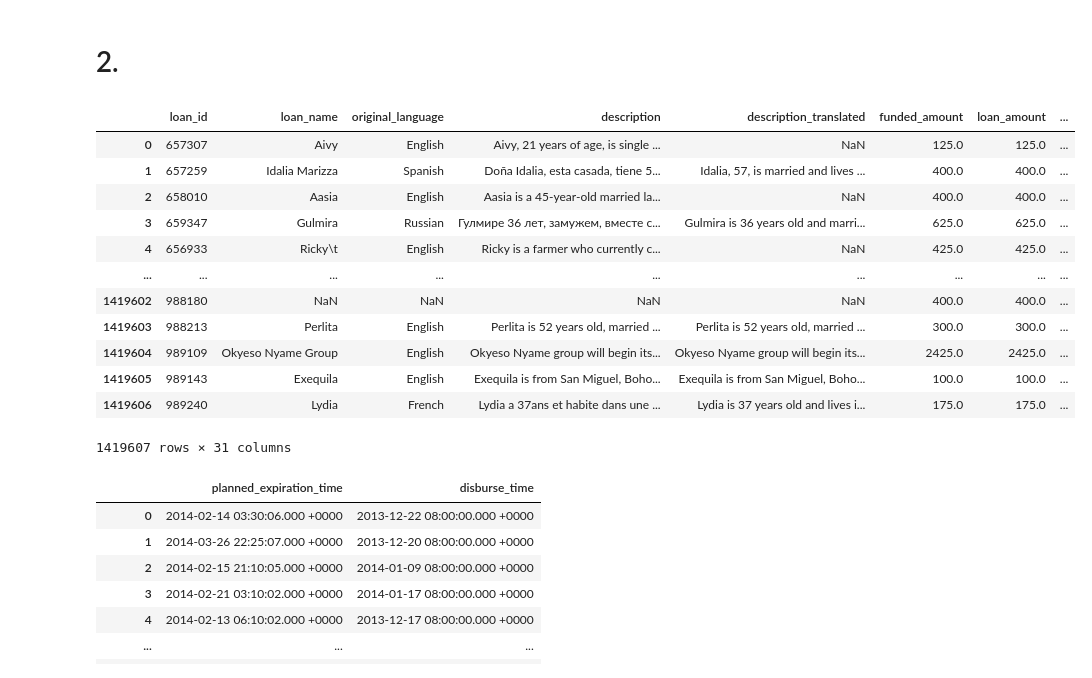
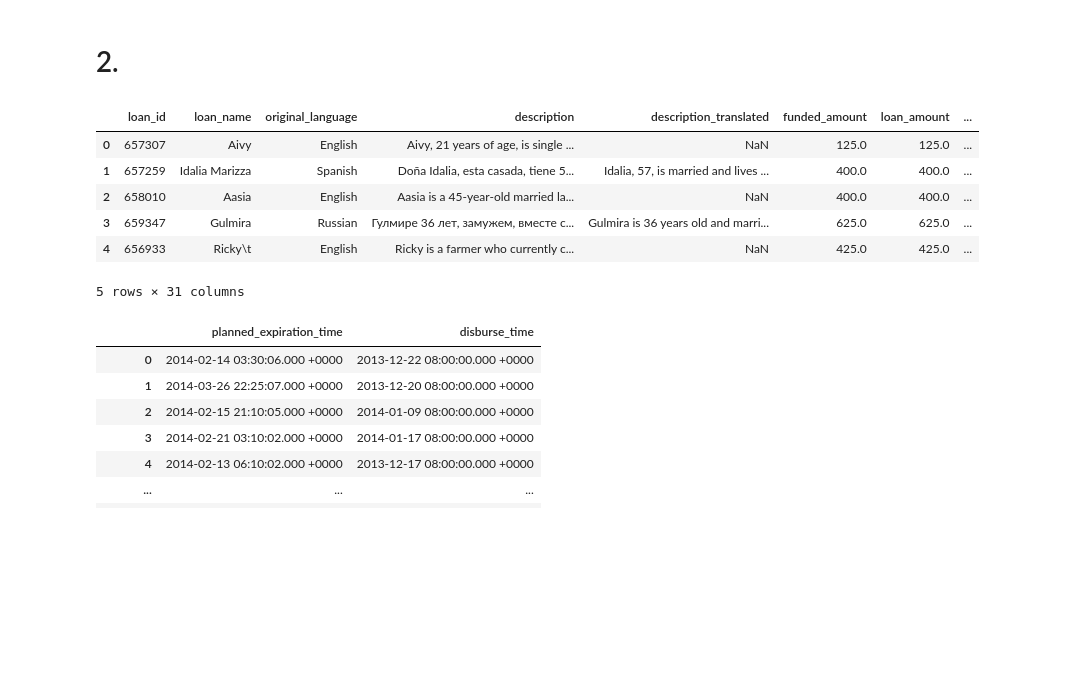
Before and after one commit to AleC28696/ProgettoFCS, a Jupyter notebook: Untitled.ipynb, the cells around one changed output. Drawn from its saved outputs; the diff is of its cells as text; code cells hidden in the pictures; blank space fills up the shorter version.

```diff
--- a/Untitled.ipynb
+++ b/Untitled.ipynb
@@ -37,21 +35,15 @@ loans_lenders_normalized
 # 2.
 # %%
 loans = pd.read_csv('loans.csv')
-loans
+loans.head()
 # %% [output]
 |  | loan_id | loan_name | original_language | description | description_translated | funded_amount | loan_amount | ... |
 | 0 | 657307 | Aivy | English | Aivy, 21 years of age, is single ... | NaN | 125.0 | 125.0 | ... |
 | 1 | 657259 | Idalia Marizza | Spanish | Doña Idalia, esta casada, tiene 5... | Idalia, 57, is married and lives ... | 400.0 | 400.0 | ... |
 | 2 | 658010 | Aasia | English | Aasia is a 45-year-old married la... | NaN | 400.0 | 400.0 | ... |
 | 3 | 659347 | Gulmira | Russian | Гулмире 36 лет, замужем, вместе с... | Gulmira is 36 years old and marri... | 625.0 | 625.0 | ... |
 | 4 | 656933 | Ricky\t | English | Ricky is a farmer who currently c... | NaN | 425.0 | 425.0 | ... |
-| ... | ... | ... | ... | ... | ... | ... | ... | ... |
-| 1419602 | 988180 | NaN | NaN | NaN | NaN | 400.0 | 400.0 | ... |
-| 1419603 | 988213 | Perlita | English | Perlita is 52 years old, married ... | Perlita is 52 years old, married ... | 300.0 | 300.0 | ... |
-| 1419604 | 989109 | Okyeso Nyame Group | English | Okyeso Nyame group will begin its... | Okyeso Nyame group will begin its... | 2425.0 | 2425.0 | ... |
-| 1419605 | 989143 | Exequila | English | Exequila is from San Miguel, Boho... | Exequila is from San Miguel, Boho... | 100.0 | 100.0 | ... |
-| 1419606 | 989240 | Lydia | French | Lydia a 37ans et habite dans une ... | Lydia is 37 years old and lives i... | 175.0 | 175.0 | ... |
-1419607 rows × 31 columns
+5 rows × 31 columns
 # %%
 loans[['planned_expiration_time', 'disburse_time']]
 # %% [output]
```
Also changed, not shown: parts of 18 cells of this notebook.
